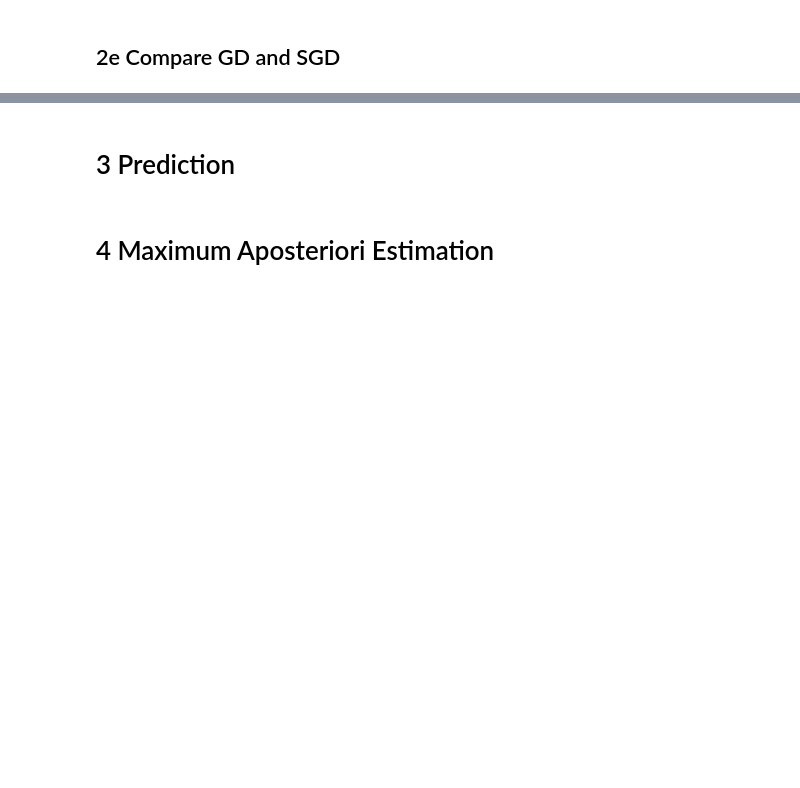
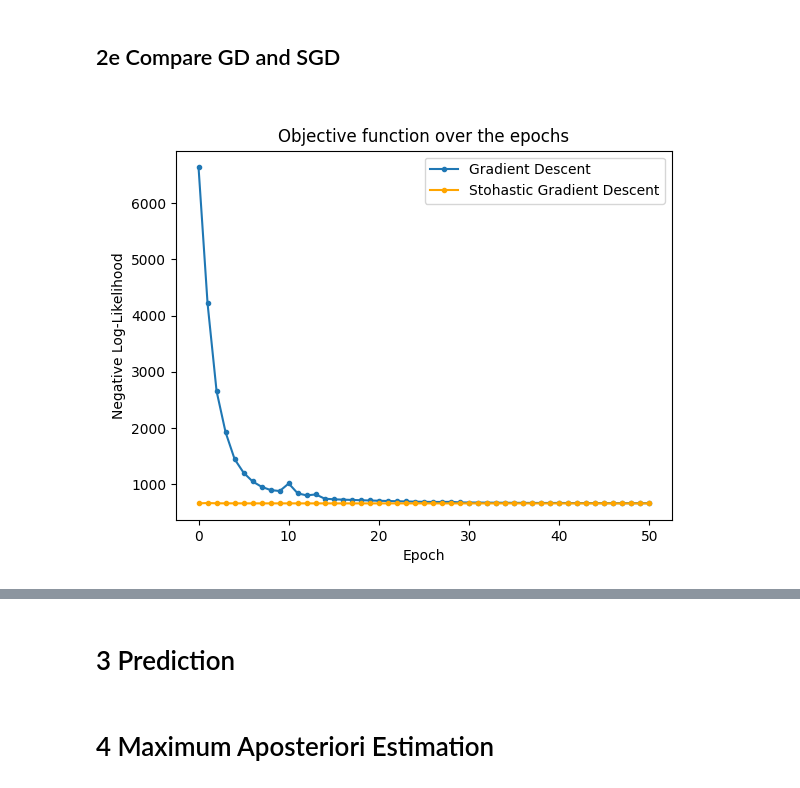
Before and after one commit to abisliouk/-IE675b-machine-learning, a Jupyter notebook: Assignment 2/a02-lr.ipynb, the cells around one changed output, grey strips where cells are left out. Cells and saved outputs as stored; diff of their text form; code cells hidden in the pictures; blank space fills up the shorter version.

```diff
--- a/Assignment 2/a02-lr.ipynb
+++ b/Assignment 2/a02-lr.ipynb
@@ -305,7 +305,8 @@ def dl(y, X, w):
 
 
     # computing the gradient
-    gradient = e.T @ X
+    #gradient = e.T @ X
+    gradient = X.T @ e
 
     return gradient
 # %%
@@ -500,7 +501,21 @@ def sgdepoch(y, X, w, eps):
     """Run one SGD epoch and return the updated weight vector. """
     # Run N stochastic gradient steps (without replacement). Do not rescale each
     # step by factor N (i.e., proceed differently than in the lecture slides).
-    # YOUR CODE HERE
+
+    # shuffling indices of samples without replacement:
+    N = X.shape[0]
+    indices = np.random.permutation(N)
+
+    for i in indices:
+        xi = X[i,:]
+        yi = y[i]
+        # calculating the gradient for a single data point i:
+        ei = yi - sigma(w @ xi)
+        gradient = ei * xi
+        # updating weights:
+        w += eps * gradient
+
+    return w
 # %%
 # when you run this multiple times, with 50% probability you should get the
 # following result (there is one other result which is very close):
@@ -530,7 +561,7 @@ sgdepoch(y[1:3], Xz[1:3, :], np.linspace(-5, 5, D), 1000)
 # (should return a tuple of two functions; see optimize)
 def sgd(y, X):
     def objective(w):
-        # YOUR CODE HERE
+        return -l(y, X, w)
 
     def update(w, eps):
         return sgdepoch(y, X, w, eps)
@@ -567,3 +633,14 @@ wz_sgd, vz_sgd, ez_sgd = optimize(sgd(y, Xz), w0, nepochs=500)
 ## 2e Compare GD and SGD
 # %%
 # YOUR CODE HERE
+# plotting our objective function for each epoch
+nextplot()
+plt.plot(vz_gd[0:51], label="Gradient Descent", marker='.')
+plt.plot(vz_sgd[0:51], label="Stohastic Gradient Descent", color = 'orange', marker='.')
+plt.title("Objective function over the epochs")
+plt.xlabel("Epoch")
+plt.ylabel("Negative Log-Likelihood")
+plt.legend()
+plt.show()
+# %% [output]
+[figure, added]
```
Also changed, not shown: parts of 6 cells of this notebook.
